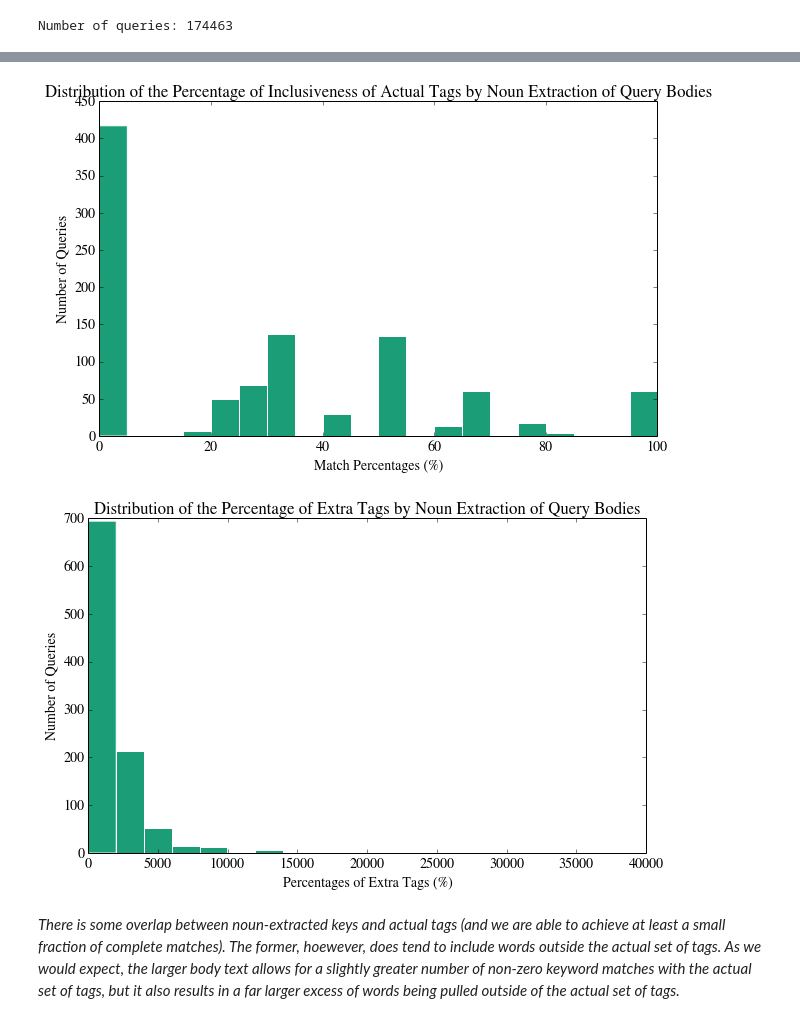
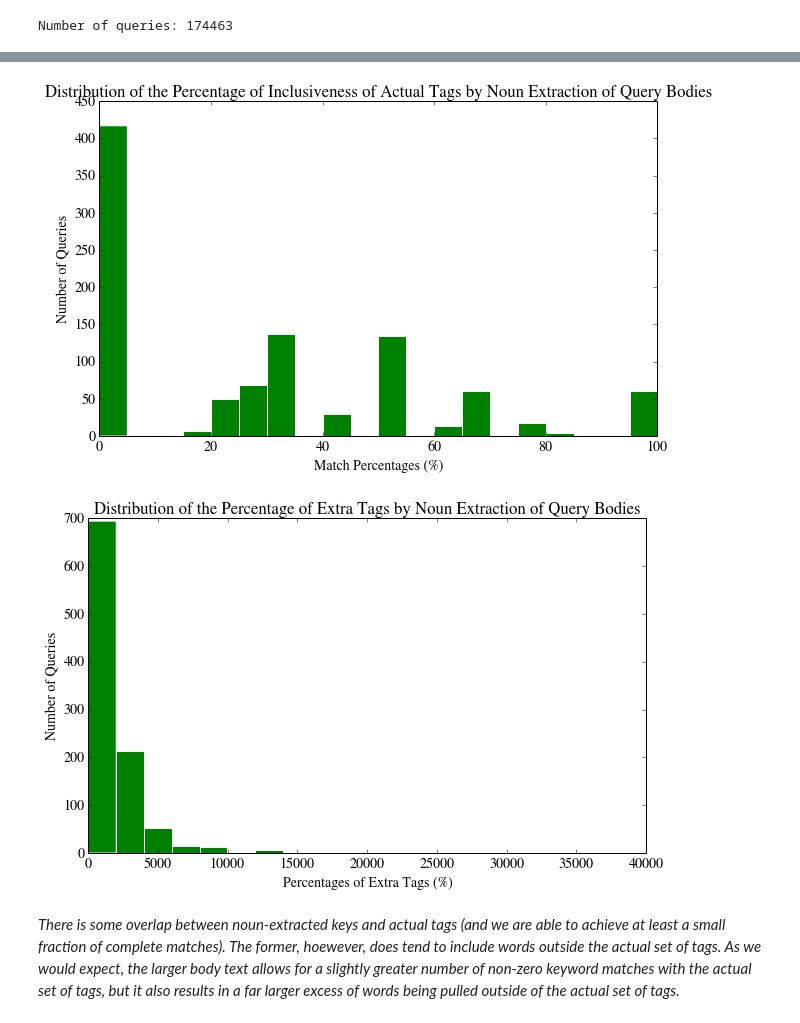
Before and after one commit to 2dpodcast/CS-109-Final-Project, a Jupyter notebook: CS109FinalProject.ipynb, the cells around one changed output, grey strips where cells are left out. Drawn from its saved outputs; the diff is of its cells as text; code cells hidden in the pictures.

```diff
--- a/CS109FinalProject.ipynb
+++ b/CS109FinalProject.ipynb
@@ -239,30 +293,30 @@ plt.show()
 # %%
 # consider body-based keys
 matchpercentage = []
 extrapercentage = []
 for element in range(1000):
     keys = body_keys[element]
     tags = nltk.word_tokenize(queries.irow(element)['Tags'])
     overlap = [word for word in set(keys) if word in tags]
     inclusiveness = 100*(float(len(overlap))/len(tags))
     matchpercentage.append(inclusiveness)
     exclusiveness = 100*(float(len(keys)-len(overlap))/len(tags))
     extrapercentage.append(exclusiveness)
 
-plt.hist(matchpercentage, bins=20)
+plt.hist(matchpercentage, bins=20, color='green')
 plt.title("Distribution of the Percentage of Inclusiveness of Actual Tags by Noun Extraction of Query Bodies")
 plt.xlabel("Match Percentages (%)")
 plt.ylabel("Number of Queries")
 plt.show()
 
-plt.hist(extrapercentage, bins=20)
+plt.hist(extrapercentage, bins=20, color='green')
 plt.title("Distribution of the Percentage of Extra Tags by Noun Extraction of Query Bodies")
 plt.xlabel("Percentages of Extra Tags (%)")
 plt.ylabel("Number of Queries")
 plt.show()
 # %% [output]
-[figure, old version]
+[figure, new version]
-[figure, old version]
+[figure, new version]
 # %% [markdown]
 *There is some overlap between noun-extracted keys and actual tags (and we are able to achieve at least a small fraction of complete matches). The former, hoewever, does tend to include words outside the actual set of tags. As we would expect, the larger body text allows for a slightly greater number of non-zero keyword matches with the actual set of tags, but it also results in a far larger excess of words being pulled outside of the actual set of tags.*
 # %% [markdown]
```
Also changed, not shown: parts of 127 cells of this notebook.
